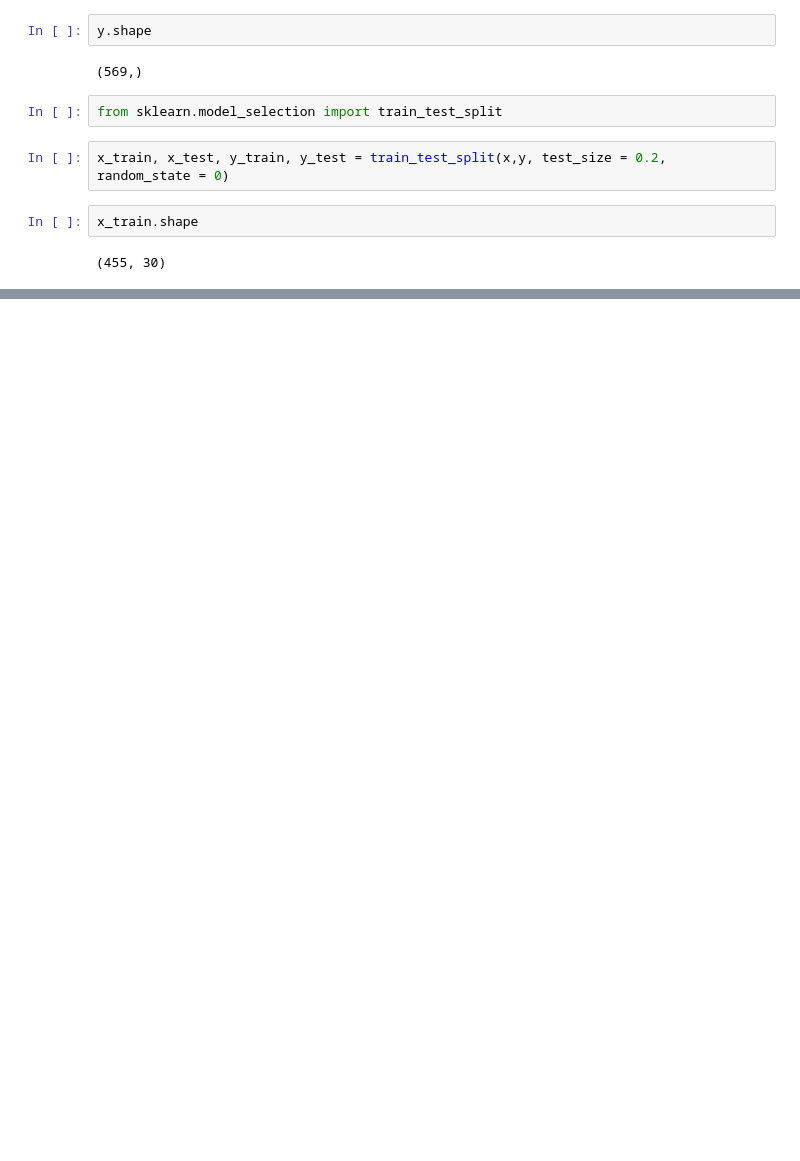
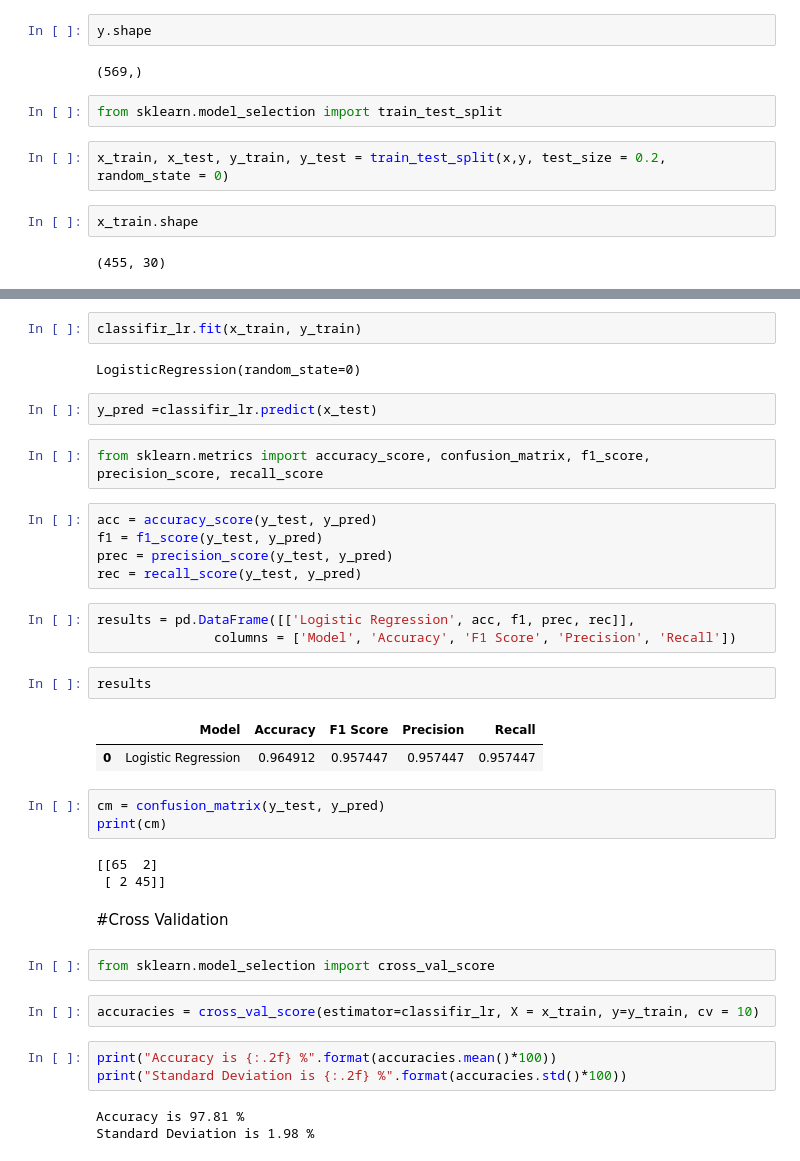
Before and after one commit to PszczeIarz/BreastCancerDetection, a Jupyter notebook: Breast_Cancer_Detection.ipynb, the cells around one changed output, grey strips where cells are left out. Drawn from its saved outputs; the diff is of its cells as text; blank space fills up the shorter version.

```diff
--- a/Breast_Cancer_Detection.ipynb
+++ b/Breast_Cancer_Detection.ipynb
@@ -267,0 +329,39 @@ x_train.shape
+# %%
+classifir_lr.fit(x_train, y_train)
+# %% [output]
+LogisticRegression(random_state=0)
+# %%
+y_pred =classifir_lr.predict(x_test)
+# %%
+from sklearn.metrics import accuracy_score, confusion_matrix, f1_score, precision_score, recall_score
+# %%
+acc = accuracy_score(y_test, y_pred)
+f1 = f1_score(y_test, y_pred)
+prec = precision_score(y_test, y_pred)
+rec = recall_score(y_test, y_pred)
+# %%
+results = pd.DataFrame([['Logistic Regression', acc, f1, prec, rec]],
+               columns = ['Model', 'Accuracy', 'F1 Score', 'Precision', 'Recall'])
+# %%
+results
+# %% [output]
+|  | Model | Accuracy | F1 Score | Precision | Recall |
+| 0 | Logistic Regression | 0.964912 | 0.957447 | 0.957447 | 0.957447 |
+# %%
+cm = confusion_matrix(y_test, y_pred)
+print(cm)
+# %% [output]
+[[65  2]
+ [ 2 45]]
+# %% [markdown]
+#Cross Validation
+# %%
+from sklearn.model_selection import cross_val_score
+# %%
+accuracies = cross_val_score(estimator=classifir_lr, X = x_train, y=y_train, cv = 10)
+# %%
+print("Accuracy is {:.2f} %".format(accuracies.mean()*100))
+print("Standard Deviation is {:.2f} %".format(accuracies.std()*100))
+# %% [output]
+Accuracy is 97.81 %
+Standard Deviation is 1.98 %
```
Also changed, not shown: parts of 32 cells of this notebook.
